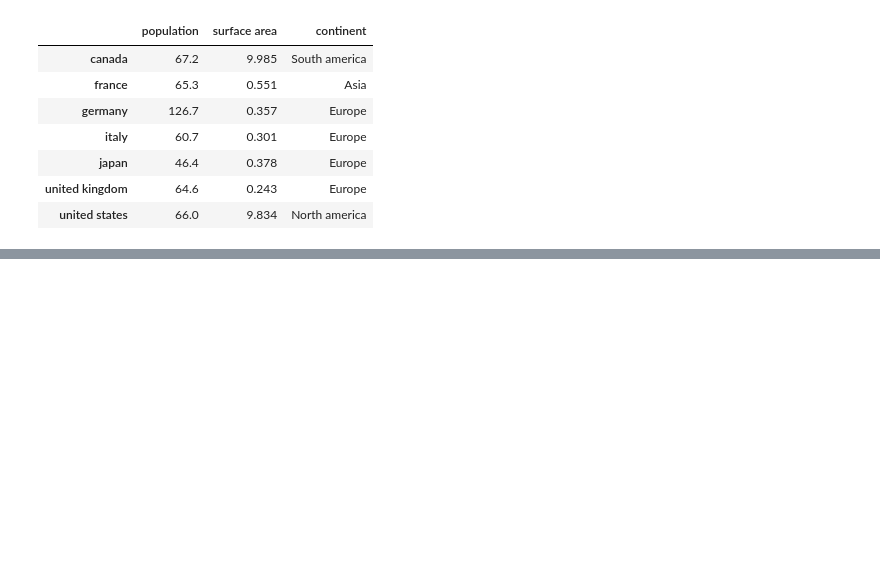
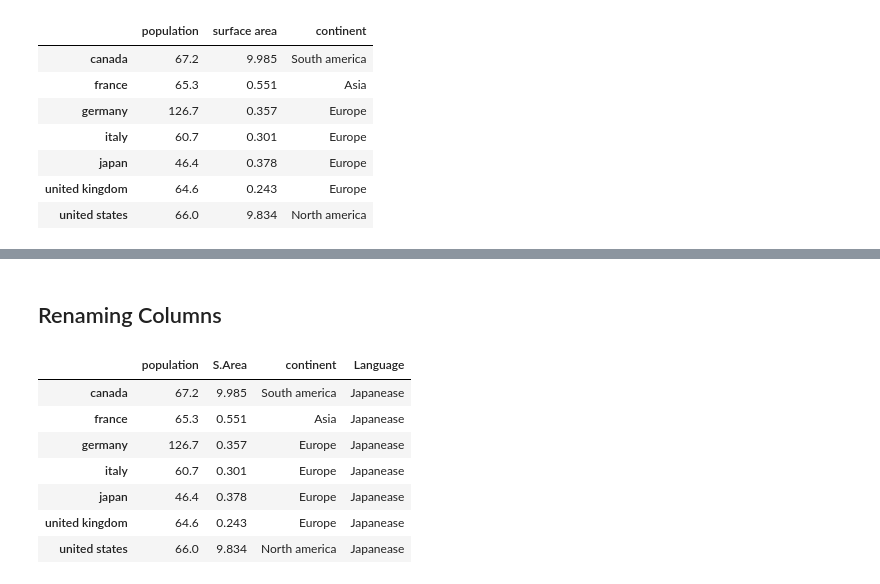
Before and after one commit to KHALIDIIN12/Data-science, a Jupyter notebook: Data analysis./pandas/intro_to_pandas.ipynb, the cells around one changed output, grey strips where cells are left out. Cells and saved outputs as stored; diff of their text form; code cells hidden in the pictures; blank space fills up the shorter version.

```diff
--- a/Data analysis./pandas/intro_to_pandas.ipynb
+++ b/Data analysis./pandas/intro_to_pandas.ipynb
@@ -511,0 +555,19 @@ df
+# %% [markdown]
+## Renaming Columns
+# %%
+# when renaming columns of the datafram, we use the .rename() method
+df.rename(
+    columns = {
+        'surface area' : ' S.Area',
+        'language' : 'Language'
+    }
+)
+# %% [output]
+|  | population | S.Area | continent | Language |
+| canada | 67.2 | 9.985 | South america | Japanease |
+| france | 65.3 | 0.551 | Asia | Japanease |
+| germany | 126.7 | 0.357 | Europe | Japanease |
+| italy | 60.7 | 0.301 | Europe | Japanease |
+| japan | 46.4 | 0.378 | Europe | Japanease |
+| united kingdom | 64.6 | 0.243 | Europe | Japanease |
+| united states | 66.0 | 9.834 | North america | Japanease |
```
Also changed, not shown: parts of 10 cells of this notebook, 4 other files.
